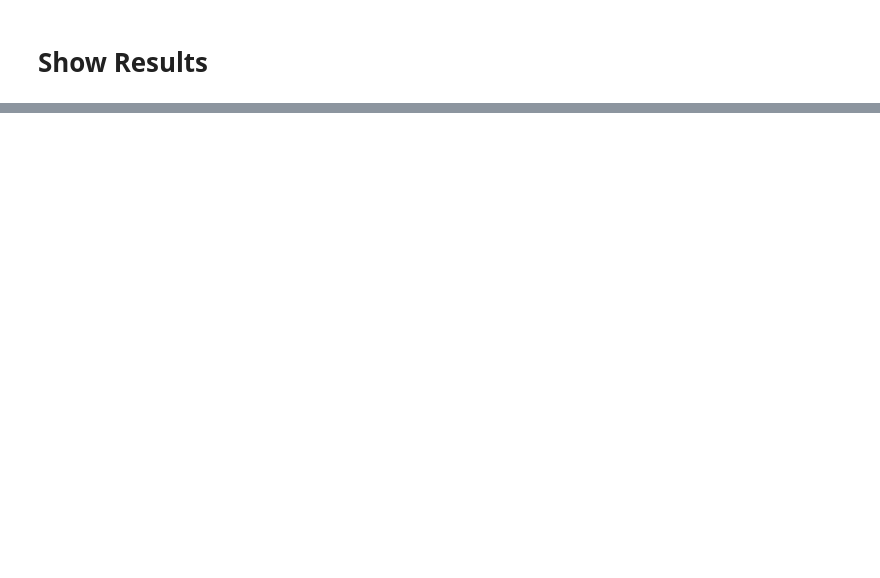
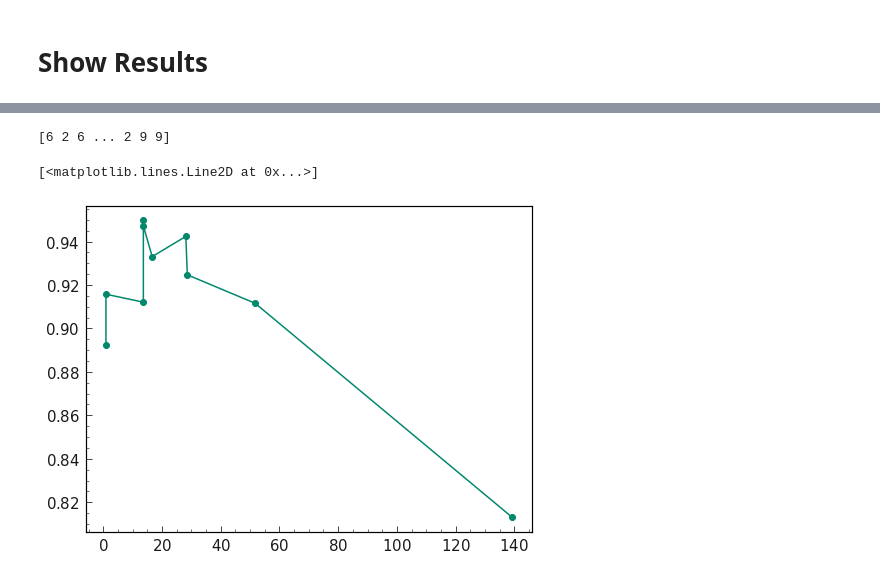
Before and after one commit to grheine/IN_hls4ml, a Jupyter notebook: IN_pipeline.ipynb, the cells around one changed output, grey strips where cells are left out. Cells and saved outputs as stored; diff of their text form; code cells hidden in the pictures; blank space fills up the shorter version.

```diff
--- a/IN_pipeline.ipynb
+++ b/IN_pipeline.ipynb
@@ -382,0 +312,36 @@ plot_event(hits, graph).plot_traineddisplay(model)
+# %%
+data = GraphDataset(graphs)
+# %%
+import matplotlib.pyplot as plt
+
+outputs, targets, zs = [], [], []
+
+for d in data:
+    output = model(d).squeeze(1).detach().numpy()
+    y = d.y.detach().numpy()
+
+    outputs = np.append(outputs, output)
+    targets = np.append(targets, y)
+    zs = np.append(zs, np.abs(d.edge_attr[:,1].detach().numpy())*100)
+
+thld = 0.8
+outputs[outputs > thld] = 1.
+outputs[outputs < thld] = 0.
+
+equal = np.equal(outputs, targets)
+arr = np.stack((equal,zs), axis=1)
+bins = np.unique(arr[:,1])
+inds = np.digitize(arr[:,1], bins)
+
+test = np.zeros((len(bins),2))
+
+for i, b in enumerate(bins):
+    arr_binned = arr[inds==i+1][:,0]
+    test[i] = [np.sum(arr_binned)/len(arr_binned), b]
+# %% [output]
+[6 2 6 ... 2 9 9]
+# %%
+plt.plot(test[:,1], test[:,0])
+# %% [output]
+[<matplotlib.lines.Line2D at 0x...>]
+[figure, added]
```
Also changed, not shown: parts of 14 cells of this notebook, 8 other files.
